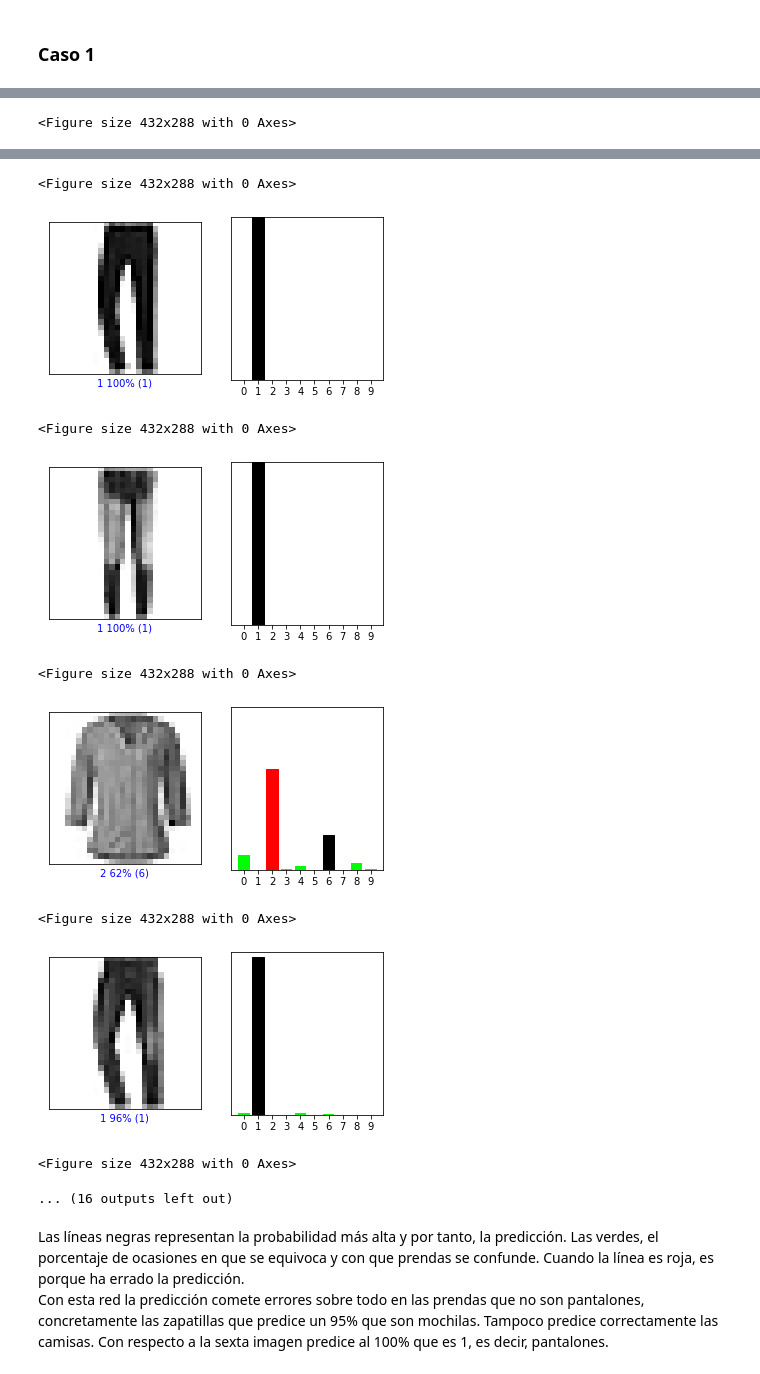
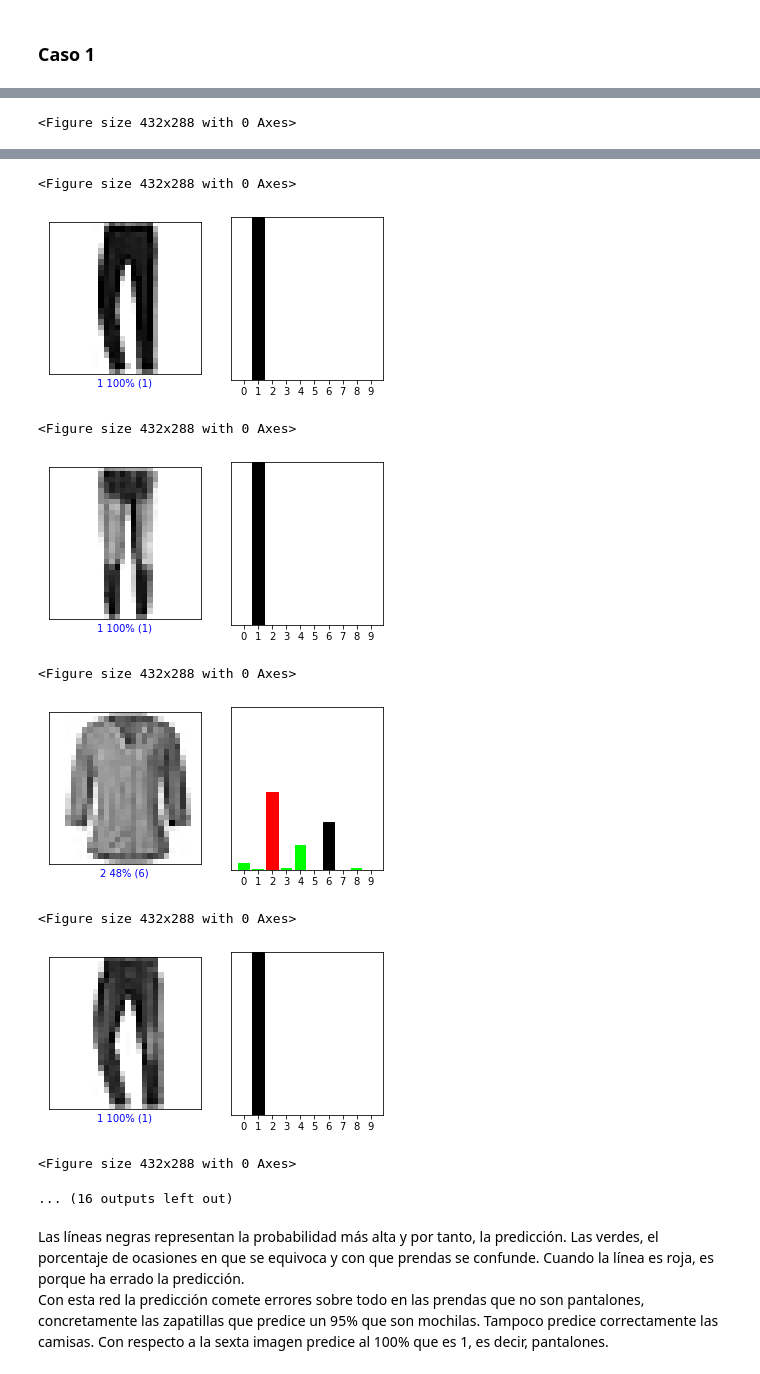
Before and after one commit to MiriamToledo/AA_PRACTICA2_GRUPO_5, a Jupyter notebook: AA_PRACTICA2_GRUPO_5.ipynb, the cells around one changed output, grey strips where cells are left out. Drawn from its saved outputs; the diff is of its cells as text; code cells hidden in the pictures.

```diff
--- a/AA_PRACTICA2_GRUPO_5.ipynb
+++ b/AA_PRACTICA2_GRUPO_5.ipynb
@@ -321,12 +289,12 @@ A raiz de estos resultados comprobamos que el peor modelo tiene menos filtros qu
 ## 4. INTERPRETACIÓN RESULTADOS DEL CASO 1
 A continuación, vamos a multiplicar por cinco el número de épocas (25) en el caso 1.
 # %%
-red1.fit(train_images, train_labels,
+models[0].fit(train_images, train_labels,
           epochs=25,
          batch_size=100,
-          verbose=0)
+         verbose = 0)
 
-test_loss, test_acc = red1.evaluate(test_images, test_labels)
+test_loss, test_acc = models[0].evaluate(test_images, test_labels)
 
 print('Test accuracy:', test_acc)
 # %% [output]
@@ -339,11 +307,10 @@ En este caso, el modelo ha mejorado al multiplicar por cinco las épocas, no se
 ## 5. CAMBIO DE FUNCIÓN DE ACTIVACIÓN EN EL CASO 1
 Ahora vemos lo que ocurre si en lugar de la función de activación *relu* usamos *tanh* en las dos capas convolucionales de la red 1.
 # %%
-red1 = Sequential()
-red1.add(Conv2D(32, (5, 5), activation='tanh', input_shape=(28, 28, 1)))
-red1.add(MaxPooling2D((2, 2)))
-red1.add(Conv2D(64, (5, 5), activation='tanh'))
-red1.add(MaxPooling2D((2, 2)))
-red1.add(Flatten())
-red1.add(Dense(10, activation='softmax'))
-red1.summary()
+models[0] = Sequential()
+models[0].add(Conv2D(32, (5, 5), activation='tanh', input_shape=(28, 28, 1)))
+models[0].add(MaxPooling2D((2, 2)))
+models[0].add(Conv2D(64, (5, 5), activation='tanh'))
+models[0].add(MaxPooling2D((2, 2)))
+models[0].add(Flatten())
+models[0].add(Dense(10, activation='softmax'))
@@ -368,14 +317,14 @@ _________________________________________________________________
 # %%
-red1.compile(optimizer='sgd',
+models[0].compile(optimizer='sgd',
                 loss='sparse_categorical_crossentropy',
                 metrics=['accuracy'])
 # %%
-red1.fit(train_images, train_labels,
+models[0].fit(train_images, train_labels,
           epochs=5,
          batch_size=100,
           verbose=0)
 
-test_loss, test_acc = red1.evaluate(test_images, test_labels)
+test_loss, test_acc = models[0].evaluate(test_images, test_labels)
 
 print('Test accuracy:', test_acc)
 # %% [output]
@@ -776,7 +538,7 @@ print(predictions)
 # %%
 (train_images, train_labels), (test_images, test_labels) = fashion_mnist.load_data()
 
-predictions = red1.predict(test_images)
+predictions = models[0].predict(test_images)
 for i in range(14):
   plt.figure(figsize=(6,3))
   plt.subplot(1,2,1)
@@ -792,11 +554,11 @@ for i in range(14):
 <Figure size 432x288 with 0 Axes>
 [figure]
 <Figure size 432x288 with 0 Axes>
 [figure]
 <Figure size 432x288 with 0 Axes>
-[figure, old version]
+[figure, new version]
 <Figure size 432x288 with 0 Axes>
-[figure, old version]
+[figure, new version]
 <Figure size 432x288 with 0 Axes>
 ... (16 outputs left out)
 # %% [markdown]
```
Also changed, not shown: parts of 66 cells of this notebook.
